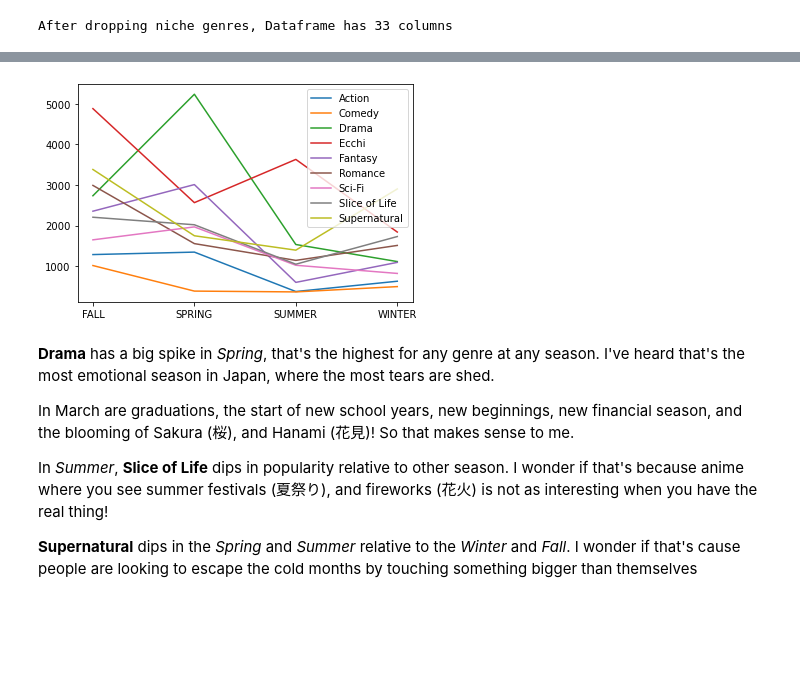
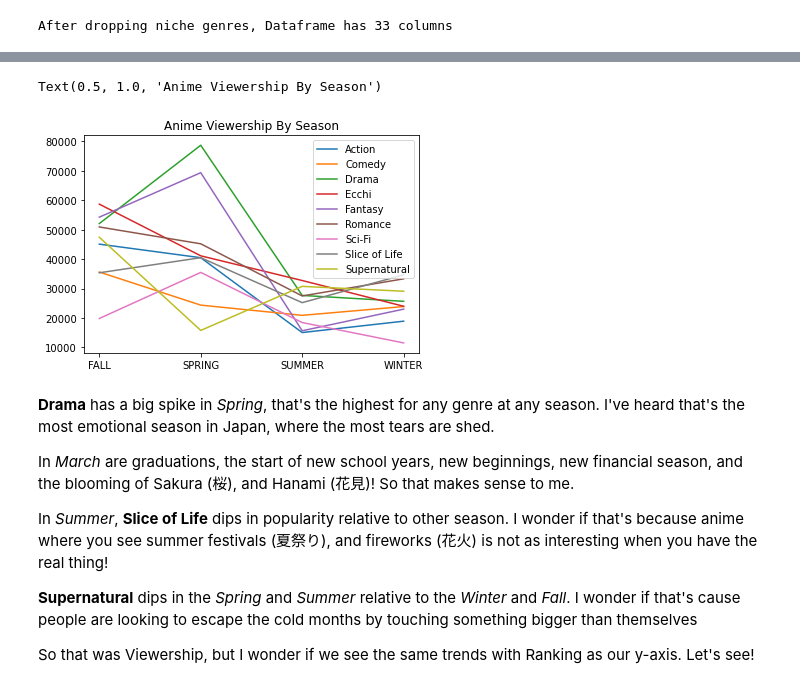
Before and after one commit to sprucemister/Anime-Insights, a Jupyter notebook: Untitled-1.ipynb, the cells around one changed output, grey strips where cells are left out. Drawn from its saved outputs; the diff is of its cells as text; code cells hidden in the pictures; blank space fills up the shorter version.

Commit message:
add Viewership and Ranking plots by season and year

```diff
--- a/Untitled-1.ipynb
+++ b/Untitled-1.ipynb
@@ -12,7 +12,7 @@ With a little time looking at the documentation i was able to filter the request
 * Aired on TV
 # %%
 import requests
-def make_request(page_num):
+def make_request(page_num,media_type):
     query = '''
     query ( $page: Int, $perPage: Int
   , $startDate_greater: FuzzyDateInt
@@ -67,7 +67,7 @@ def make_request(page_num):
     variables = {
         "startDate_greater": 20121231 # Fuzzy Date for Dec 31, 2012
   ,"countryOfOrigin": "JP"
-  ,"type": "ANIME"
+  ,"type": media_type
   ,"page": page_num
   ,"perPage": 500
   ,"format": "TV"
@@ -89,7 +89,7 @@ df_media=pd.DataFrame()
 
 for i in range(1,10):
     print(i)
-    response=make_request(i)
+    response=make_request(i,"ANIME")
     json_data = json.loads(response.text)
     df_new=pd.json_normalize(json_data['data']['Page']['media'], meta  =[['english', 'native']])
     df_media=pd.concat([df_media,df_new])
@@ -225,31 +231,28 @@ After dropping niche genres, Dataframe has 33 columns
 # %%
 import matplotlib.pyplot as plt
-# for x in range(24,25):
 for x in range(24,df_hot.shape[1]):
-    # print(df_hot.iloc[:, x])
-
     colname = df_hot.columns[x]
 
     df_plotme=df_hot[df_hot.iloc[:, x] == 1]
 
     series_plot_me_count=df_plotme.groupby('season')['id'].count()
-    series_plotme_popularity=df_plotme.groupby('season')['popularity'].mean()
+    series_plotme_avgPopularity=df_plotme.groupby('season')['popularity'].sum()
 
-    df_plotme=series_plotme_popularity/series_plot_me_count
-    # print(df_plotme.keys())
-    # print(df_plotme.values)
-    # df_plotme=df_plotme.groupby(season).count()
-    # df_plotme[average_popularity]=df_plotme[average_popularity]/df_plotme[average_popularity]
+    df_plotme=series_plotme_avgPopularity/series_plot_me_count
     plt.plot(df_plotme.keys(),df_plotme.values, label = colname)
-plt.legend()
-plt.show()
+plt.legend(loc='upper right')
+plt.rcParams['figure.figsize'] = [8, 10]
+plt.title('Anime Viewership By Season')
 # %% [output]
+Text(0.5, 1.0, 'Anime Viewership By Season')
-[figure, old version]
+[figure, new version]
 # %% [markdown]
 **Drama** has a big spike in *Spring*, that's the highest for any genre at any season. I've heard that's the most emotional season in Japan, where the most tears are shed.
 
-In March are graduations, the start of new school years, new beginnings, new financial season, and the blooming of Sakura (桜), and Hanami (花見)! So that makes sense to me.
+In *March* are graduations, the start of new school years, new beginnings, new financial season, and the blooming of Sakura (桜), and Hanami (花見)! So that makes sense to me.
 
 In *Summer*, **Slice of Life** dips in popularity relative to other season. I wonder if that's because anime where you see summer festivals (夏祭り), and fireworks (花火) is not as interesting when you have the real thing!
 
 **Supernatural** dips in the *Spring* and *Summer* relative to the *Winter* and *Fall*. I wonder if that's cause people are looking to escape the cold months by touching something bigger than themselves
+
+So that was Viewership, but I wonder if we see the same trends with Ranking as our y-axis. Let's see!
```
Also changed, not shown: parts of 14 cells of this notebook.
